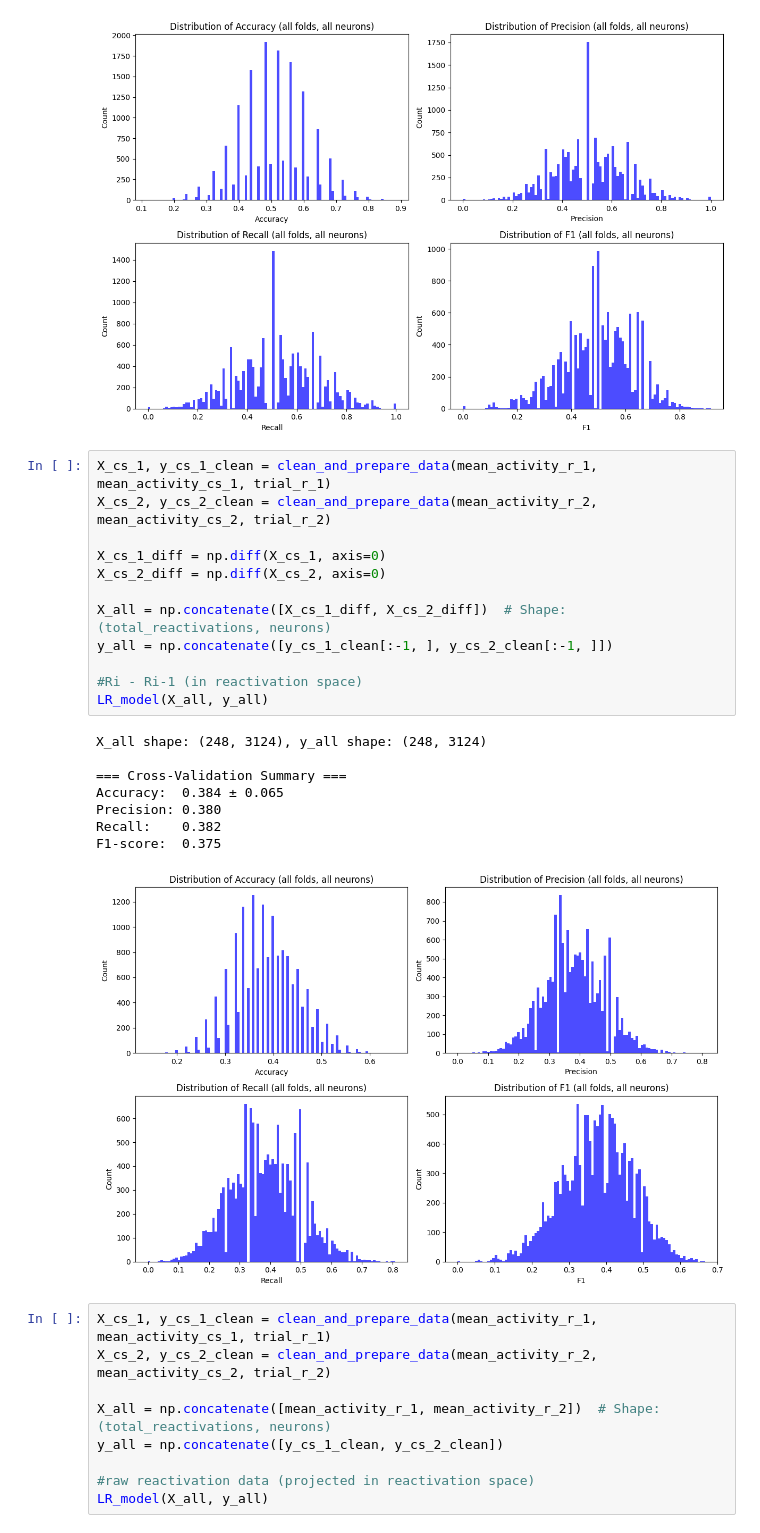
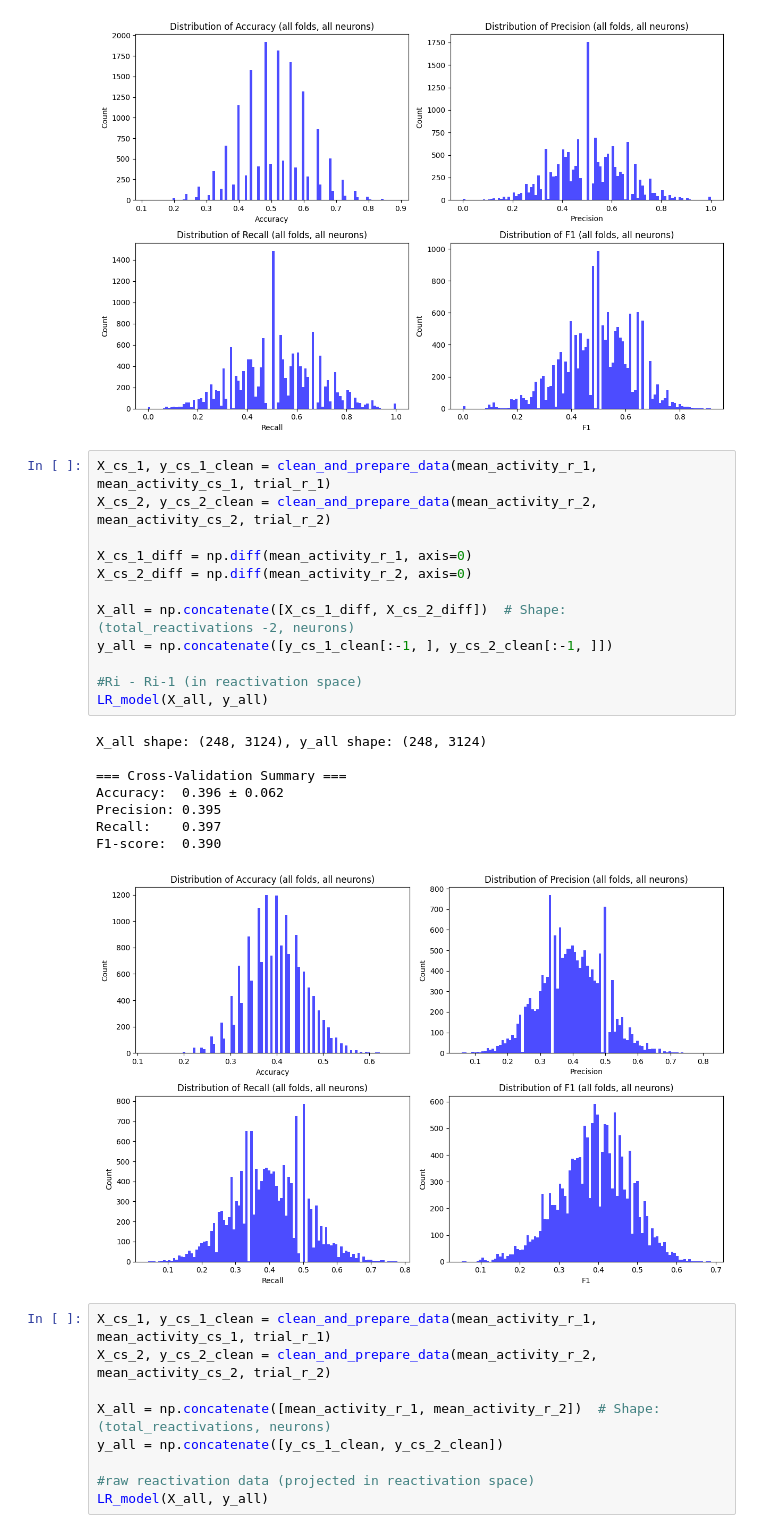
Before and after one commit to LheaLhea/representation_drift, a Jupyter notebook: All_predicts.ipynb, the cells around one changed output. Drawn from its saved outputs; the diff is of its cells as text.

```diff
--- a/All_predicts.ipynb
+++ b/All_predicts.ipynb
@@ -623,24 +640,24 @@ F1-score:  0.497
 # %%
 X_cs_1, y_cs_1_clean = clean_and_prepare_data(mean_activity_r_1, mean_activity_cs_1, trial_r_1)
 X_cs_2, y_cs_2_clean = clean_and_prepare_data(mean_activity_r_2, mean_activity_cs_2, trial_r_2)
 
-X_cs_1_diff = np.diff(X_cs_1, axis=0)
-X_cs_2_diff = np.diff(X_cs_2, axis=0)
+X_cs_1_diff = np.diff(mean_activity_r_1, axis=0)
+X_cs_2_diff = np.diff(mean_activity_r_2, axis=0)
 
-X_all = np.concatenate([X_cs_1_diff, X_cs_2_diff])  # Shape: (total_reactivations, neurons)
+X_all = np.concatenate([X_cs_1_diff, X_cs_2_diff])  # Shape: (total_reactivations -2, neurons)
 y_all = np.concatenate([y_cs_1_clean[:-1, ], y_cs_2_clean[:-1, ]])
 
 #Ri - Ri-1 (in reactivation space)
 LR_model(X_all, y_all)
 # %% [output]
 X_all shape: (248, 3124), y_all shape: (248, 3124)
 
 === Cross-Validation Summary ===
-Accuracy:  0.384 ± 0.065
-Precision: 0.380
-Recall:    0.382
-F1-score:  0.375
+Accuracy:  0.396 ± 0.062
+Precision: 0.395
+Recall:    0.397
+F1-score:  0.390
-[figure, old version]
+[figure, new version]
 # %%
 X_cs_1, y_cs_1_clean = clean_and_prepare_data(mean_activity_r_1, mean_activity_cs_1, trial_r_1)
 X_cs_2, y_cs_2_clean = clean_and_prepare_data(mean_activity_r_2, mean_activity_cs_2, trial_r_2)
```
Also changed, not shown: parts of 5 cells of this notebook.
